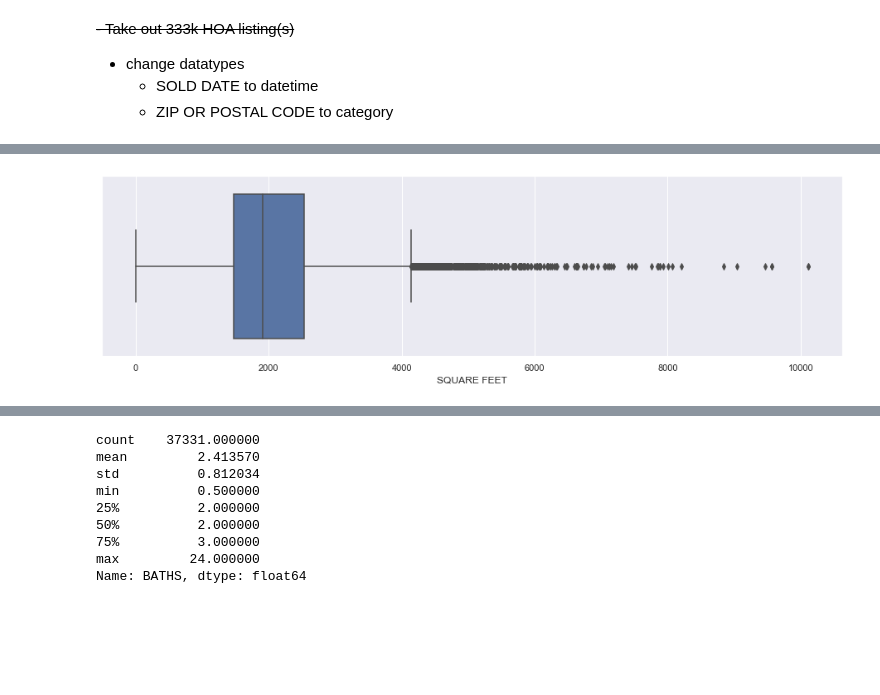
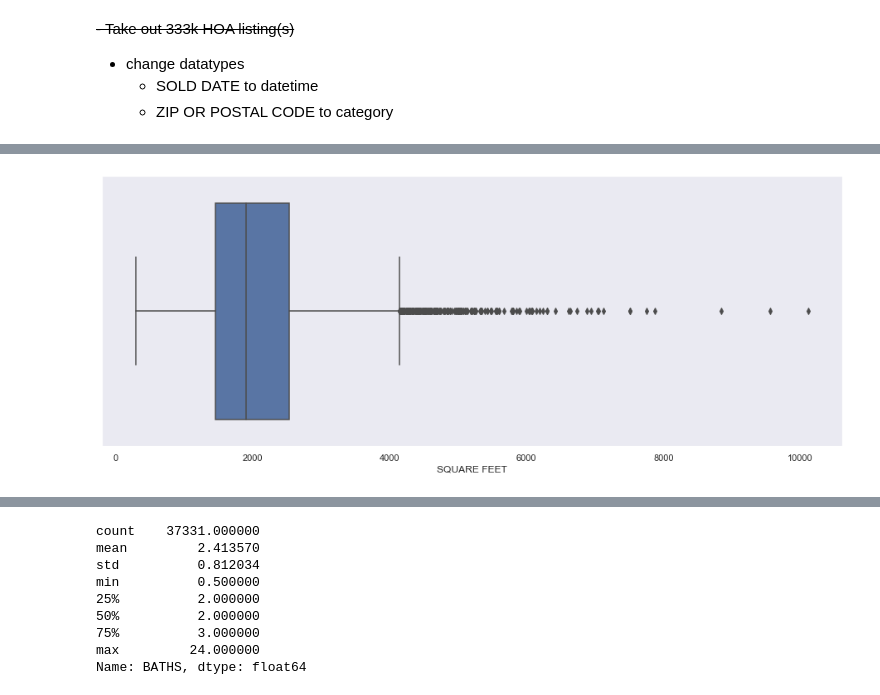
Before and after one commit to randallb15/PredictingSAHomeValues, a Jupyter notebook: EDA.ipynb, the cells around one changed output, grey strips where cells are left out. Saved outputs shown, nothing was run; the diff lists cells and outputs as text; code cells hidden in the pictures; blank space fills up the shorter version.

Commit message:
updates to model

```diff
--- a/EDA.ipynb
+++ b/EDA.ipynb
@@ -19,7 +18,8 @@ from src.helpers import calculate_ten_percent
 # %%
-sns.set(rc={'figure.figsize':(16,4)})
+sns.set(rc={'figure.figsize':(16,6)})
+sns.set_style('dark')
 # %%
-df = pd.read_pickle('data/full.pkl')
+df = pd.read_pickle('data/modeldata.pkl')
 # %%
 df.drop_duplicates(inplace=True)
 # %%
@@ -50,8 +51,8 @@ memory usage: 8.0+ MB
     - SOLD DATE to datetime
     - ZIP OR POSTAL CODE to category
 # %%
-df.drop(205,inplace=True)
-df.drop(18,inplace=True)
+df.drop(16066,inplace=True)
+df.drop(282,inplace=True)
 # %%
 x_plot = df['SOLD DATE']
 x_plot = pd.to_datetime(x_plot)
@@ -83,5 +85,7 @@ ax = sns.boxplot(x=df['HOA/MONTH'])
 # %%
 ax = sns.boxplot(x=df['SQUARE FEET'])
+fig = ax.get_figure()
+fig.savefig('img/sqft.png')
 # %% [output]
-[figure, old version]
+[figure, new version]
 # %%
```
Also changed, not shown: parts of 19 cells of this notebook, 5 other files.
